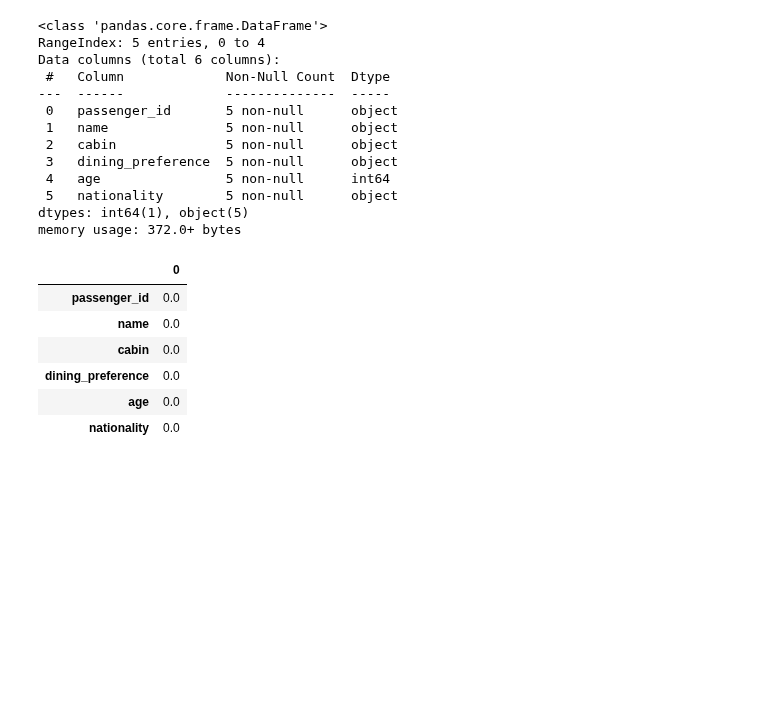
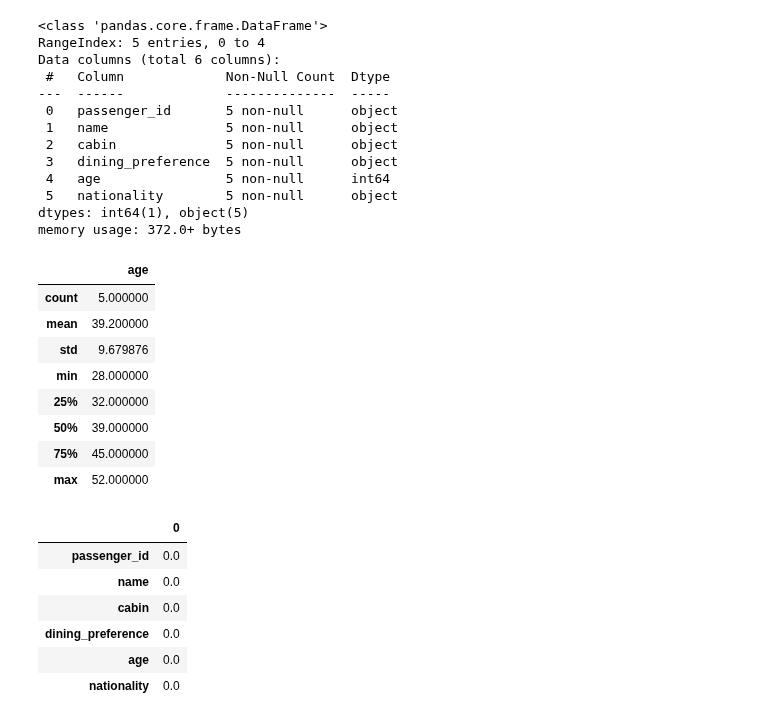
Before and after one commit to m-zayed5722/Miscellaneous-Projects, a Jupyter notebook: DS_Practice.ipynb, the cells around one changed output. Cells and saved outputs as stored; diff of their text form; code cells hidden in the pictures; blank space fills up the shorter version.

```diff
--- a/DS_Practice.ipynb
+++ b/DS_Practice.ipynb
@@ -102,6 +114,18 @@ Data columns (total 6 columns):
  5   nationality        5 non-null      object
 dtypes: int64(1), object(5)
 memory usage: 372.0+ bytes
+# %%
+df2.describe()
+# %% [output]
+|  | age |
+| count | 5.000000 |
+| mean | 39.200000 |
+| std | 9.679876 |
+| min | 28.000000 |
+| 25% | 32.000000 |
+| 50% | 39.000000 |
+| 75% | 45.000000 |
+| max | 52.000000 |
 # %%
 (df2.isnull().sum() / len(df2)) * 100
 # %% [output]
```
Also changed, not shown: parts of 2 cells of this notebook.
